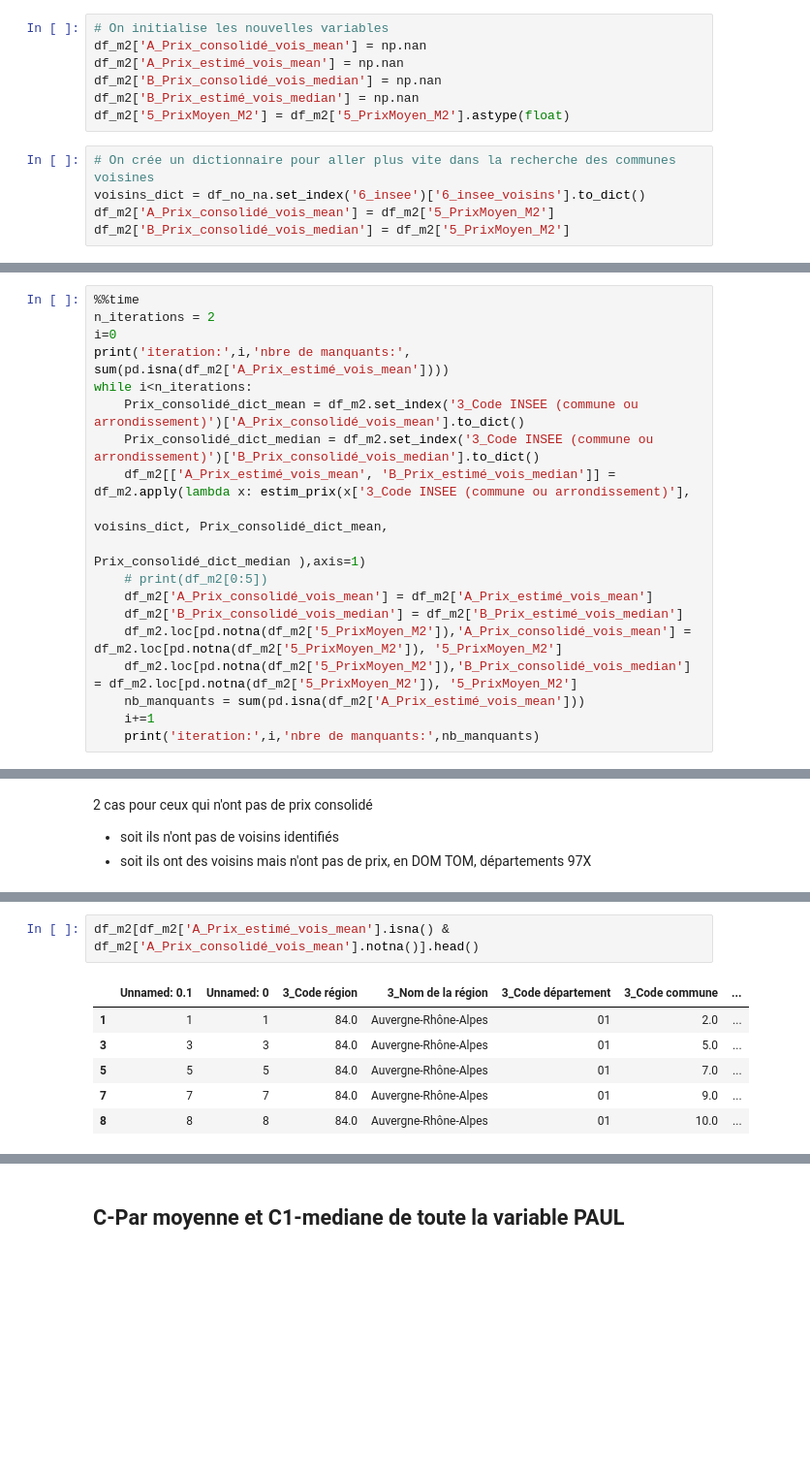
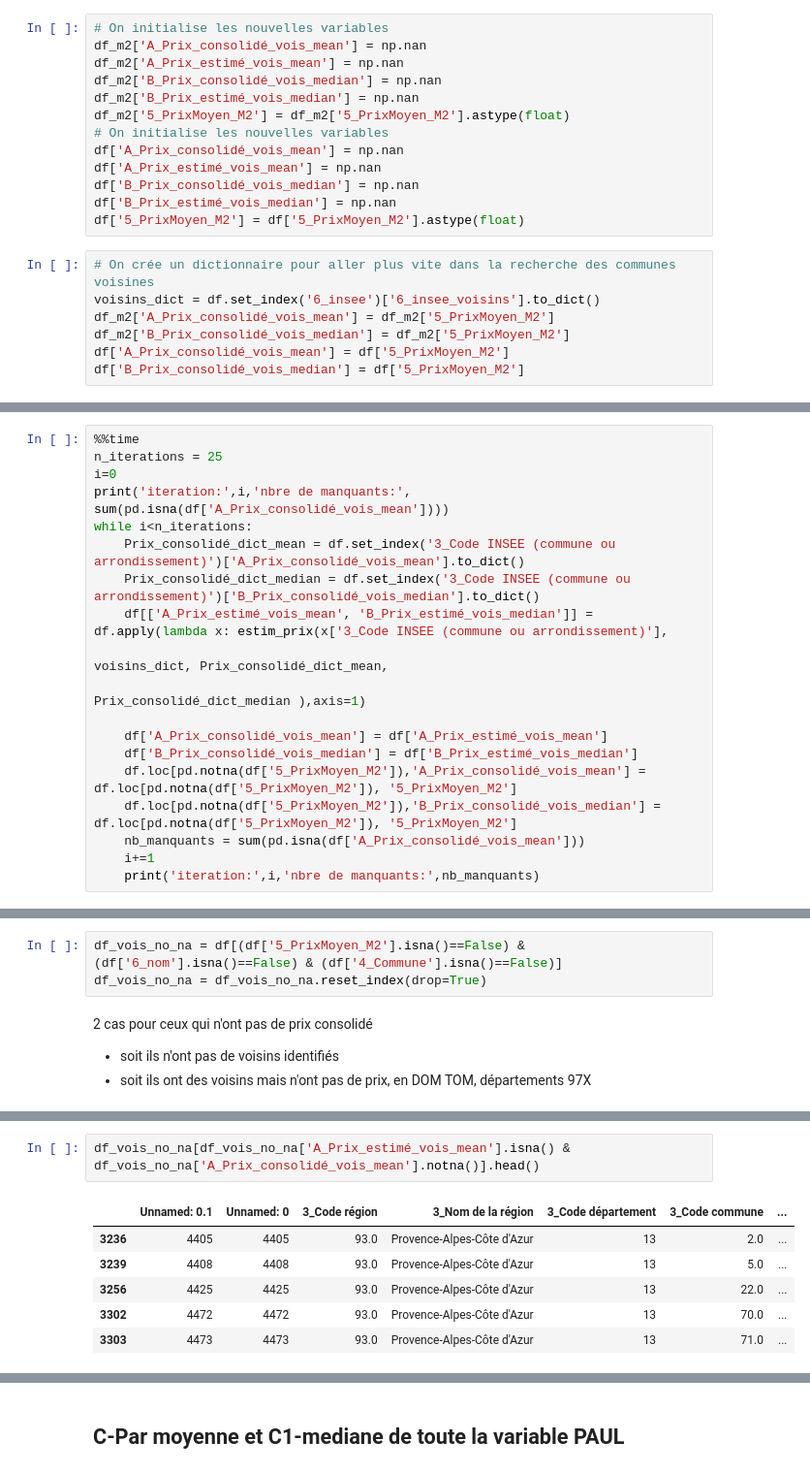
Before and after one commit to FilRougeMobilite/Mobilite, a Jupyter notebook: Analyse_tables_traitees.ipynb, the cells around one changed output, grey strips where cells are left out. Shown at 97% size. Cells and saved outputs as stored; diff of their text form; blank space fills up the shorter version.

```diff
--- a/Analyse_tables_traitees.ipynb
+++ b/Analyse_tables_traitees.ipynb
@@ -236,11 +236,19 @@ df_m2['A_Prix_estimé_vois_mean'] = np.nan
 df_m2['B_Prix_consolidé_vois_median'] = np.nan
 df_m2['B_Prix_estimé_vois_median'] = np.nan
 df_m2['5_PrixMoyen_M2'] = df_m2['5_PrixMoyen_M2'].astype(float)
+# On initialise les nouvelles variables
+df['A_Prix_consolidé_vois_mean'] = np.nan
+df['A_Prix_estimé_vois_mean'] = np.nan
+df['B_Prix_consolidé_vois_median'] = np.nan
+df['B_Prix_estimé_vois_median'] = np.nan
+df['5_PrixMoyen_M2'] = df['5_PrixMoyen_M2'].astype(float)
 # %%
 # On crée un dictionnaire pour aller plus vite dans la recherche des communes voisines
-voisins_dict = df_no_na.set_index('6_insee')['6_insee_voisins'].to_dict()
+voisins_dict = df.set_index('6_insee')['6_insee_voisins'].to_dict()
 df_m2['A_Prix_consolidé_vois_mean'] = df_m2['5_PrixMoyen_M2']
 df_m2['B_Prix_consolidé_vois_median'] = df_m2['5_PrixMoyen_M2']
+df['A_Prix_consolidé_vois_mean'] = df['5_PrixMoyen_M2']
+df['B_Prix_consolidé_vois_median'] = df['5_PrixMoyen_M2']
 # %%
 def estim_prix(code, vois, prix_mean, prix_median):
     try:
@@ -270,21 +278,21 @@ def estim_prix(code, vois, prix_mean, prix_median):
     return pd.Series({'A_Prix_estimé_vois_mean': mean, 'B_Prix_estimé_vois_median': median})
 # %%
 %%time
-n_iterations = 2
+n_iterations = 25
 i=0
-print('iteration:',i,'nbre de manquants:', sum(pd.isna(df_m2['A_Prix_estimé_vois_mean'])))
+print('iteration:',i,'nbre de manquants:', sum(pd.isna(df['A_Prix_consolidé_vois_mean'])))
 while i<n_iterations:
-    Prix_consolidé_dict_mean = df_m2.set_index('3_Code INSEE (commune ou arrondissement)')['A_Prix_consolidé_vois_mean'].to_dict()
-    Prix_consolidé_dict_median = df_m2.set_index('3_Code INSEE (commune ou arrondissement)')['B_Prix_consolidé_vois_median'].to_dict()
-    df_m2[['A_Prix_estimé_vois_mean', 'B_Prix_estimé_vois_median']] = df_m2.apply(lambda x: estim_prix(x['3_Code INSEE (commune ou arrondissement)'],
+    Prix_consolidé_dict_mean = df.set_index('3_Code INSEE (commune ou arrondissement)')['A_Prix_consolidé_vois_mean'].to_dict()
+    Prix_consolidé_dict_median = df.set_index('3_Code INSEE (commune ou arrondissement)')['B_Prix_consolidé_vois_median'].to_dict()
+    df[['A_Prix_estimé_vois_mean', 'B_Prix_estimé_vois_median']] = df.apply(lambda x: estim_prix(x['3_Code INSEE (commune ou arrondissement)'],
                                                                                       voisins_dict, Prix_consolidé_dict_mean,
-                                                                                       Prix_consolidé_dict_median ),axis=1)
-    # print(df_m2[0:5])
-    df_m2['A_Prix_consolidé_vois_mean'] = df_m2['A_Prix_estimé_vois_mean']
-    df_m2['B_Prix_consolidé_vois_median'] = df_m2['B_Prix_estimé_vois_median']
-    df_m2.loc[pd.notna(df_m2['5_PrixMoyen_M2']),'A_Prix_consolidé_vois_mean'] = df_m2.loc[pd.notna(df_m2['5_PrixMoyen_M2']), '5_PrixMoyen_M2']
-    df_m2.loc[pd.notna(df_m2['5_PrixMoyen_M2']),'B_Prix_consolidé_vois_median'] = df_m2.loc[pd.notna(df_m2['5_PrixMoyen_M2']), '5_PrixMoyen_M2']
-    nb_manquants = sum(pd.isna(df_m2['A_Prix_estimé_vois_mean']))
+                                                                                      Prix_consolidé_dict_median ),axis=1)
+
+    df['A_Prix_consolidé_vois_mean'] = df['A_Prix_estimé_vois_mean']
+    df['B_Prix_consolidé_vois_median'] = df['B_Prix_estimé_vois_median']
+    df.loc[pd.notna(df['5_PrixMoyen_M2']),'A_Prix_consolidé_vois_mean'] = df.loc[pd.notna(df['5_PrixMoyen_M2']), '5_PrixMoyen_M2']
+    df.loc[pd.notna(df['5_PrixMoyen_M2']),'B_Prix_consolidé_vois_median'] = df.loc[pd.notna(df['5_PrixMoyen_M2']), '5_PrixMoyen_M2']
+    nb_manquants = sum(pd.isna(df['A_Prix_consolidé_vois_mean']))
     i+=1
     print('iteration:',i,'nbre de manquants:',nb_manquants)
 # %% [output]
@@ -301,6 +317,9 @@ sum(pd.isna(df_m2['A_Prix_estimé_vois_mean']))
 df_m2.shape
 # %% [output]
 (21315, 63)
+# %%
+df_vois_no_na = df[(df['5_PrixMoyen_M2'].isna()==False) & (df['6_nom'].isna()==False) & (df['4_Commune'].isna()==False)]
+df_vois_no_na = df_vois_no_na.reset_index(drop=True)
 # %% [markdown]
 2 cas pour ceux qui n'ont pas de prix consolidé
 - soit ils n'ont pas de voisins identifiés
@@ -314,11 +333,11 @@ print(len(df_m2[df_m2['B_Prix_consolidé_vois_median'].isna()]))
 0
 0
 # %%
-df_m2[df_m2['A_Prix_estimé_vois_mean'].isna() & df_m2['A_Prix_consolidé_vois_mean'].notna()].head()
+df_vois_no_na[df_vois_no_na['A_Prix_estimé_vois_mean'].isna() & df_vois_no_na['A_Prix_consolidé_vois_mean'].notna()].head()
 # %% [output]
 |  | Unnamed: 0.1 | Unnamed: 0 | 3_Code région | 3_Nom de la région | 3_Code département | 3_Code commune | ... |
-| 1 | 1 | 1 | 84.0 | Auvergne-Rhône-Alpes | 01 | 2.0 | ... |
-| 3 | 3 | 3 | 84.0 | Auvergne-Rhône-Alpes | 01 | 5.0 | ... |
-| 5 | 5 | 5 | 84.0 | Auvergne-Rhône-Alpes | 01 | 7.0 | ... |
-| 7 | 7 | 7 | 84.0 | Auvergne-Rhône-Alpes | 01 | 9.0 | ... |
-| 8 | 8 | 8 | 84.0 | Auvergne-Rhône-Alpes | 01 | 10.0 | ... |
+| 3236 | 4405 | 4405 | 93.0 | Provence-Alpes-Côte d'Azur | 13 | 2.0 | ... |
+| 3239 | 4408 | 4408 | 93.0 | Provence-Alpes-Côte d'Azur | 13 | 5.0 | ... |
+| 3256 | 4425 | 4425 | 93.0 | Provence-Alpes-Côte d'Azur | 13 | 22.0 | ... |
+| 3302 | 4472 | 4472 | 93.0 | Provence-Alpes-Côte d'Azur | 13 | 70.0 | ... |
+| 3303 | 4473 | 4473 | 93.0 | Provence-Alpes-Côte d'Azur | 13 | 71.0 | ... |
```
Also changed, not shown: parts of 24 cells of this notebook.
